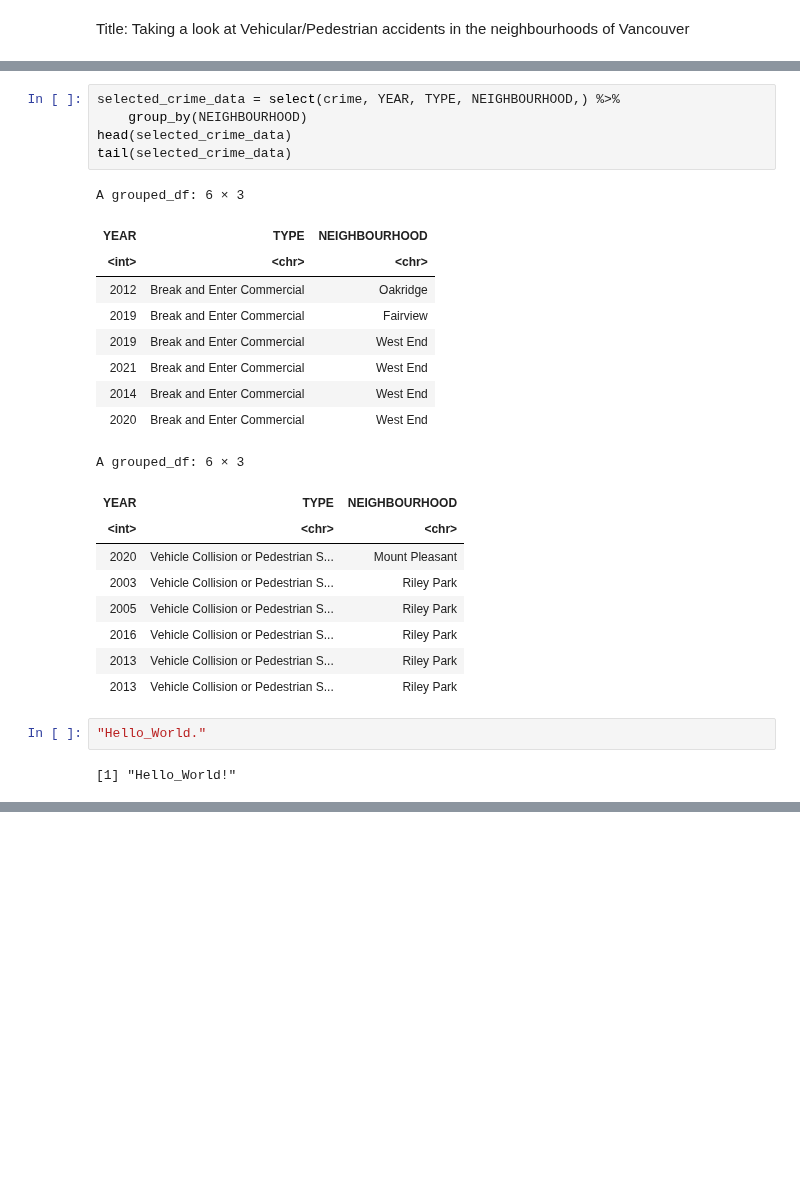
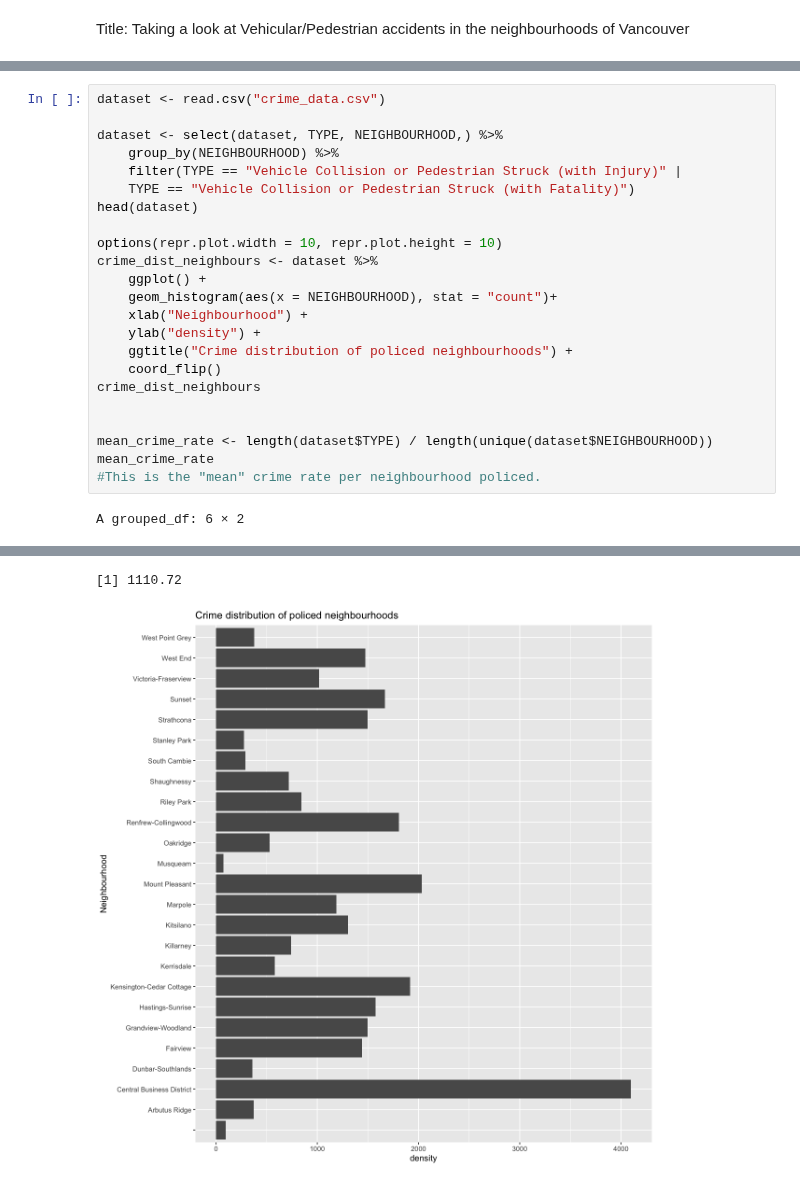
Before and after one commit to pbrar17/VPD-Crime-Analysis, a Jupyter notebook: 14.ipynb, the cells around one changed output, grey strips where cells are left out. Saved outputs shown, nothing was run; the diff lists cells and outputs as text; blank space fills up the shorter version.

Commit message:
Moved everything and cleaned the data up

```diff
--- a/14.ipynb
+++ b/14.ipynb
@@ -34,28 +20,25 @@ A data.frame: 6 × 10
-# %%
-selected_crime_data = select(crime, YEAR, TYPE, NEIGHBOURHOOD,) %>%
-    group_by(NEIGHBOURHOOD)
-head(selected_crime_data)
-tail(selected_crime_data)
-# %% [output]
-A grouped_df: 6 × 3
-| YEAR | TYPE | NEIGHBOURHOOD |
-| <int> | <chr> | <chr> |
-| 2012 | Break and Enter Commercial | Oakridge |
-| 2019 | Break and Enter Commercial | Fairview |
-| 2019 | Break and Enter Commercial | West End |
-| 2021 | Break and Enter Commercial | West End |
-| 2014 | Break and Enter Commercial | West End |
-| 2020 | Break and Enter Commercial | West End |
-A grouped_df: 6 × 3
-| YEAR | TYPE | NEIGHBOURHOOD |
-| <int> | <chr> | <chr> |
-| 2020 | Vehicle Collision or Pedestrian S... | Mount Pleasant |
-| 2003 | Vehicle Collision or Pedestrian S... | Riley Park |
-| 2005 | Vehicle Collision or Pedestrian S... | Riley Park |
-| 2016 | Vehicle Collision or Pedestrian S... | Riley Park |
-| 2013 | Vehicle Collision or Pedestrian S... | Riley Park |
-| 2013 | Vehicle Collision or Pedestrian S... | Riley Park |
-# %%
-"Hello_World."
-# %% [output]
-[1] "Hello_World!"
+# %%
+dataset <- read.csv("crime_data.csv")
+
+dataset <- select(dataset, TYPE, NEIGHBOURHOOD,) %>%
+    group_by(NEIGHBOURHOOD) %>%
+    filter(TYPE == "Vehicle Collision or Pedestrian Struck (with Injury)" |
+    TYPE == "Vehicle Collision or Pedestrian Struck (with Fatality)")
+head(dataset)
+
+options(repr.plot.width = 10, repr.plot.height = 10)
+crime_dist_neighbours <- dataset %>%
+    ggplot() +
+    geom_histogram(aes(x = NEIGHBOURHOOD), stat = "count")+
+    xlab("Neighbourhood") +
+    ylab("density") +
+    ggtitle("Crime distribution of policed neighbourhoods") +
+    coord_flip()
+crime_dist_neighbours
+
+
+mean_crime_rate <- length(dataset$TYPE) / length(unique(dataset$NEIGHBOURHOOD))
+mean_crime_rate
+#This is the "mean" crime rate per neighbourhood policed.
+# %% [output]
+A grouped_df: 6 × 2
@@ -61,0 +55,2 @@ A grouped_df: 6 × 3
+[1] 1110.72
+[figure, added]
```
Also changed, not shown: parts of 11 cells of this notebook.
